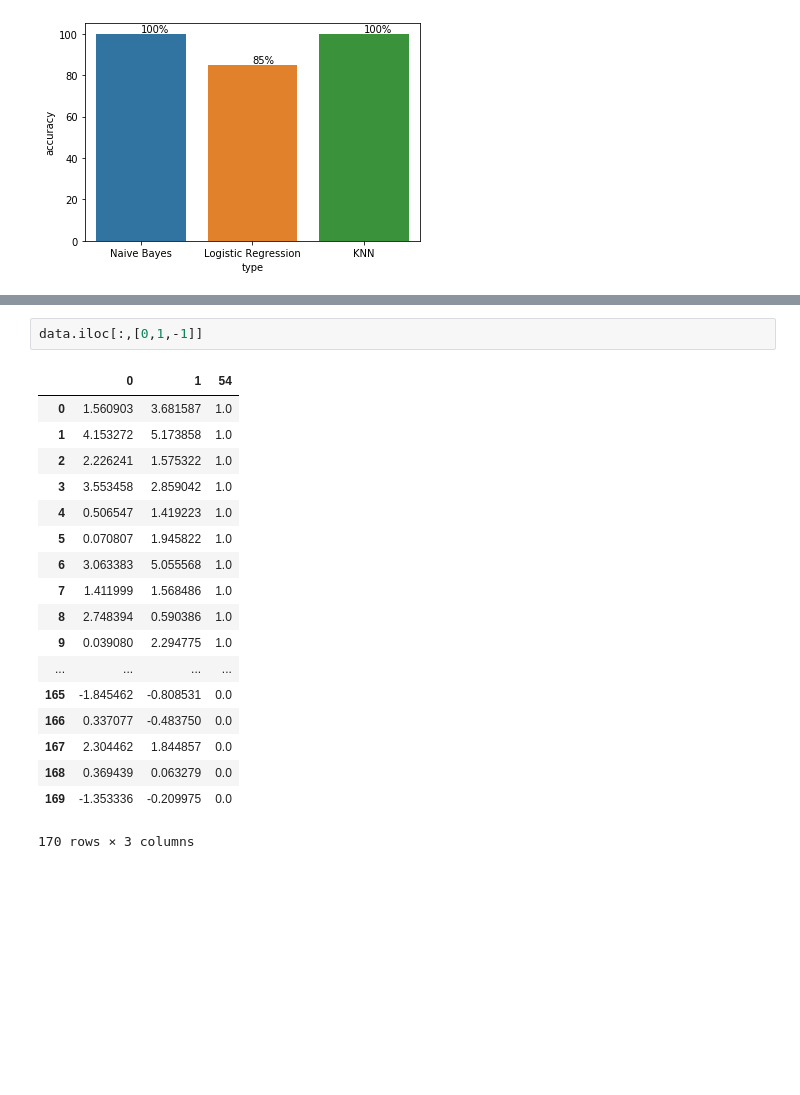
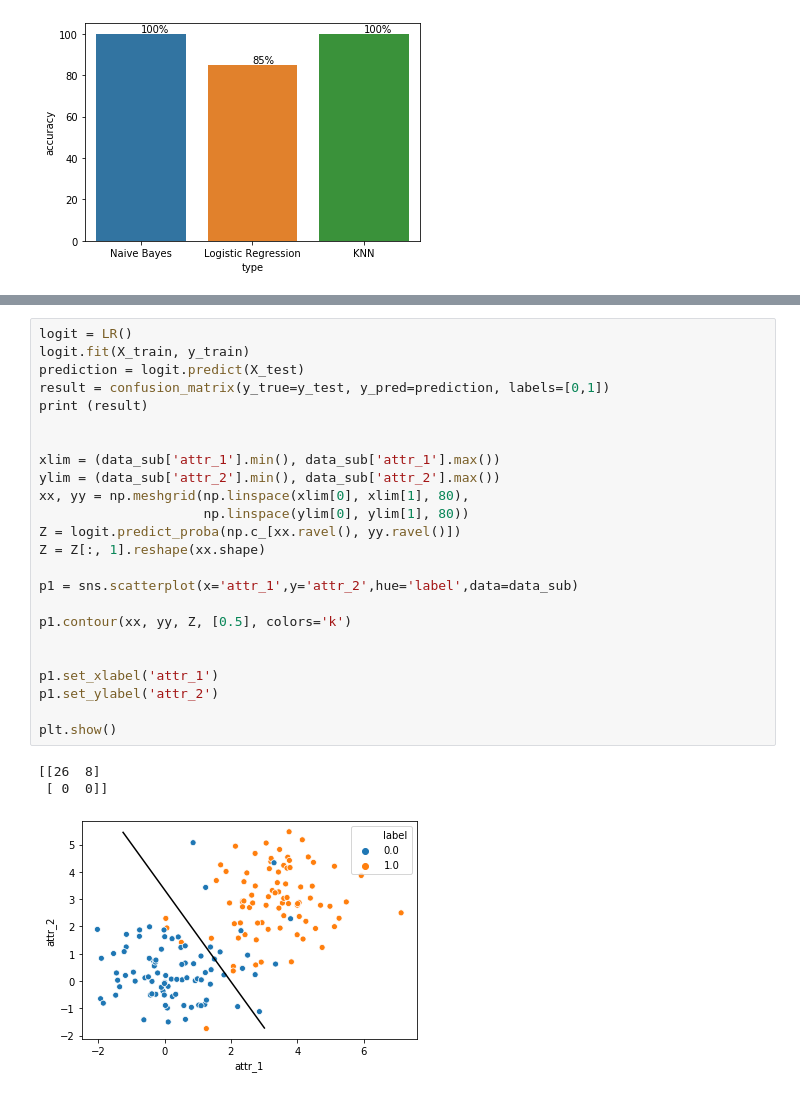
Before and after one commit to woodyzc/ISYE6740, a Jupyter notebook: HW4/homework4/Untitled.ipynb, the cells around one changed output, grey strips where cells are left out. Saved outputs shown, nothing was run; the diff lists cells and outputs as text; blank space fills up the shorter version.

```diff
--- a/HW4/homework4/Untitled.ipynb
+++ b/HW4/homework4/Untitled.ipynb
@@ -97,21 +111,28 @@ The accuracy of Naive Bayes is 100%
-# %%
-data.iloc[:,[0,1,-1]]
-# %% [output]
-|  | 0 | 1 | 54 |
-| 0 | 1.560903 | 3.681587 | 1.0 |
-| 1 | 4.153272 | 5.173858 | 1.0 |
-| 2 | 2.226241 | 1.575322 | 1.0 |
-| 3 | 3.553458 | 2.859042 | 1.0 |
-| 4 | 0.506547 | 1.419223 | 1.0 |
-| 5 | 0.070807 | 1.945822 | 1.0 |
-| 6 | 3.063383 | 5.055568 | 1.0 |
-| 7 | 1.411999 | 1.568486 | 1.0 |
-| 8 | 2.748394 | 0.590386 | 1.0 |
-| 9 | 0.039080 | 2.294775 | 1.0 |
-| ... | ... | ... | ... |
-| 165 | -1.845462 | -0.808531 | 0.0 |
-| 166 | 0.337077 | -0.483750 | 0.0 |
-| 167 | 2.304462 | 1.844857 | 0.0 |
-| 168 | 0.369439 | 0.063279 | 0.0 |
-| 169 | -1.353336 | -0.209975 | 0.0 |
-170 rows × 3 columns
+# %%
+logit = LR()
+logit.fit(X_train, y_train)
+prediction = logit.predict(X_test)
+result = confusion_matrix(y_true=y_test, y_pred=prediction, labels=[0,1])
+print (result)
+
+
+xlim = (data_sub['attr_1'].min(), data_sub['attr_1'].max())
+ylim = (data_sub['attr_2'].min(), data_sub['attr_2'].max())
+xx, yy = np.meshgrid(np.linspace(xlim[0], xlim[1], 80),
+                     np.linspace(ylim[0], ylim[1], 80))
+Z = logit.predict_proba(np.c_[xx.ravel(), yy.ravel()])
+Z = Z[:, 1].reshape(xx.shape)
+
+p1 = sns.scatterplot(x='attr_1',y='attr_2',hue='label',data=data_sub)
+
+p1.contour(xx, yy, Z, [0.5], colors='k')
+
+
+p1.set_xlabel('attr_1')
+p1.set_ylabel('attr_2')
+
+plt.show()
+# %% [output]
+[[26  8]
+ [ 0  0]]
+[figure, added]
```
Also changed, not shown: parts of 4 cells of this notebook.
